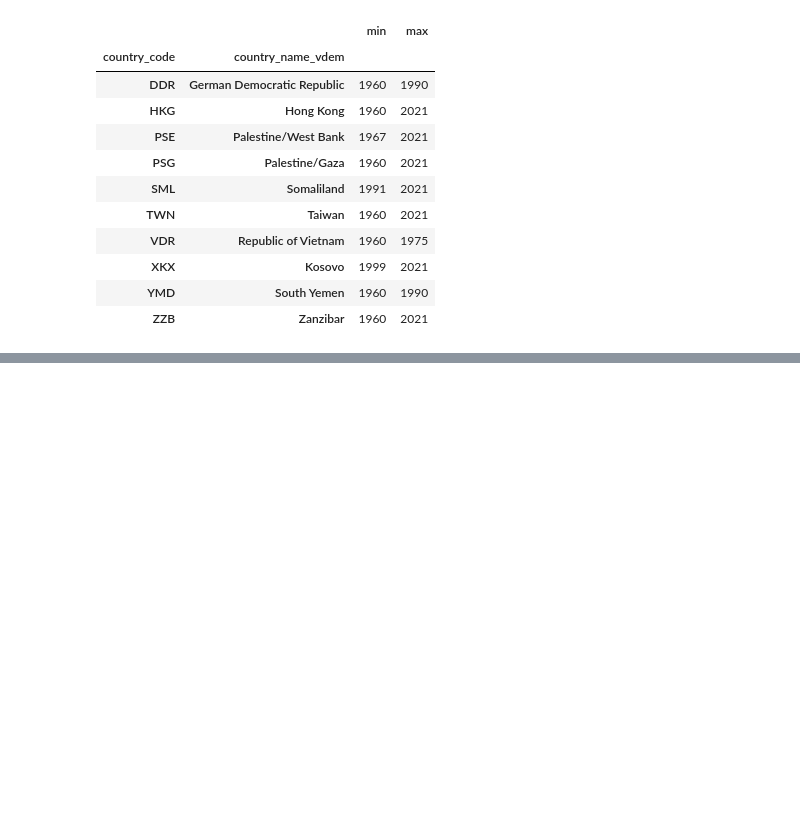
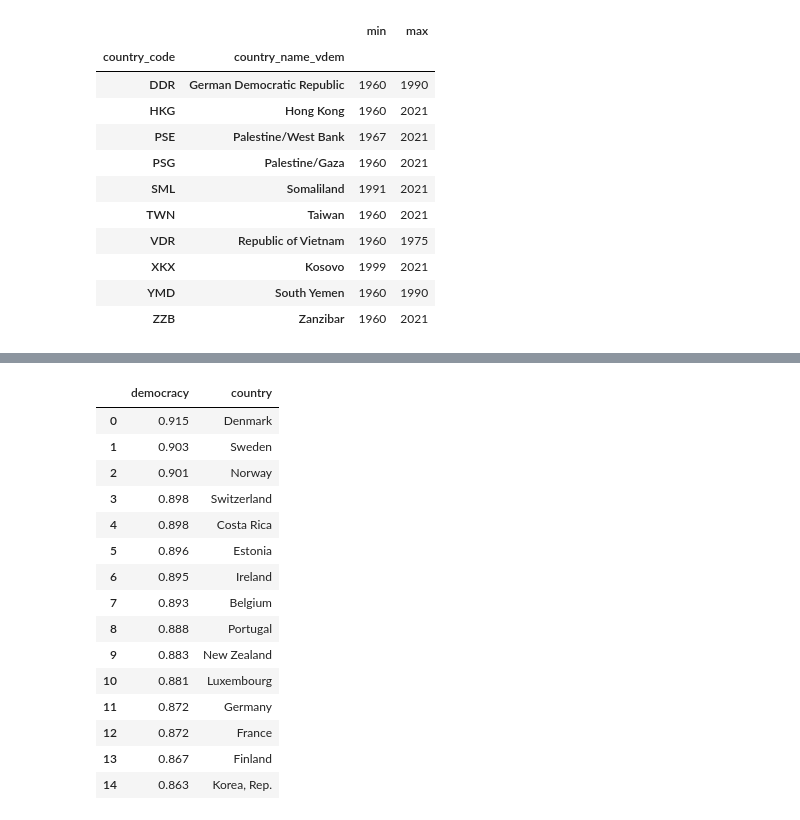
Before and after one commit to JackBeerman/Lab3, a Jupyter notebook: Lab3.ipynb, the cells around one changed output, grey strips where cells are left out. Drawn from its saved outputs; the diff is of its cells as text; code cells hidden in the pictures; blank space fills up the shorter version.

```diff
--- a/Lab3.ipynb
+++ b/Lab3.ipynb
@@ -578,0 +715,29 @@ y
+# %%
+myquery = '''
+SELECT t.democracy, t.country_name_wb AS country
+FROM timeseries t
+INNER JOIN country c
+    ON t.country_name_wb = c.country_name_wb
+WHERE year = 2021
+ORDER BY t.democracy DESC
+LIMIT 15
+'''
+
+pd.read_sql_query(myquery, con=engine)
+# %% [output]
+|  | democracy | country |
+| 0 | 0.915 | Denmark |
+| 1 | 0.903 | Sweden |
+| 2 | 0.901 | Norway |
+| 3 | 0.898 | Switzerland |
+| 4 | 0.898 | Costa Rica |
+| 5 | 0.896 | Estonia |
+| 6 | 0.895 | Ireland |
+| 7 | 0.893 | Belgium |
+| 8 | 0.888 | Portugal |
+| 9 | 0.883 | New Zealand |
+| 10 | 0.881 | Luxembourg |
+| 11 | 0.872 | Germany |
+| 12 | 0.872 | France |
+| 13 | 0.867 | Finland |
+| 14 | 0.863 | Korea, Rep. |
```
Also changed, not shown: parts of 21 cells of this notebook.
